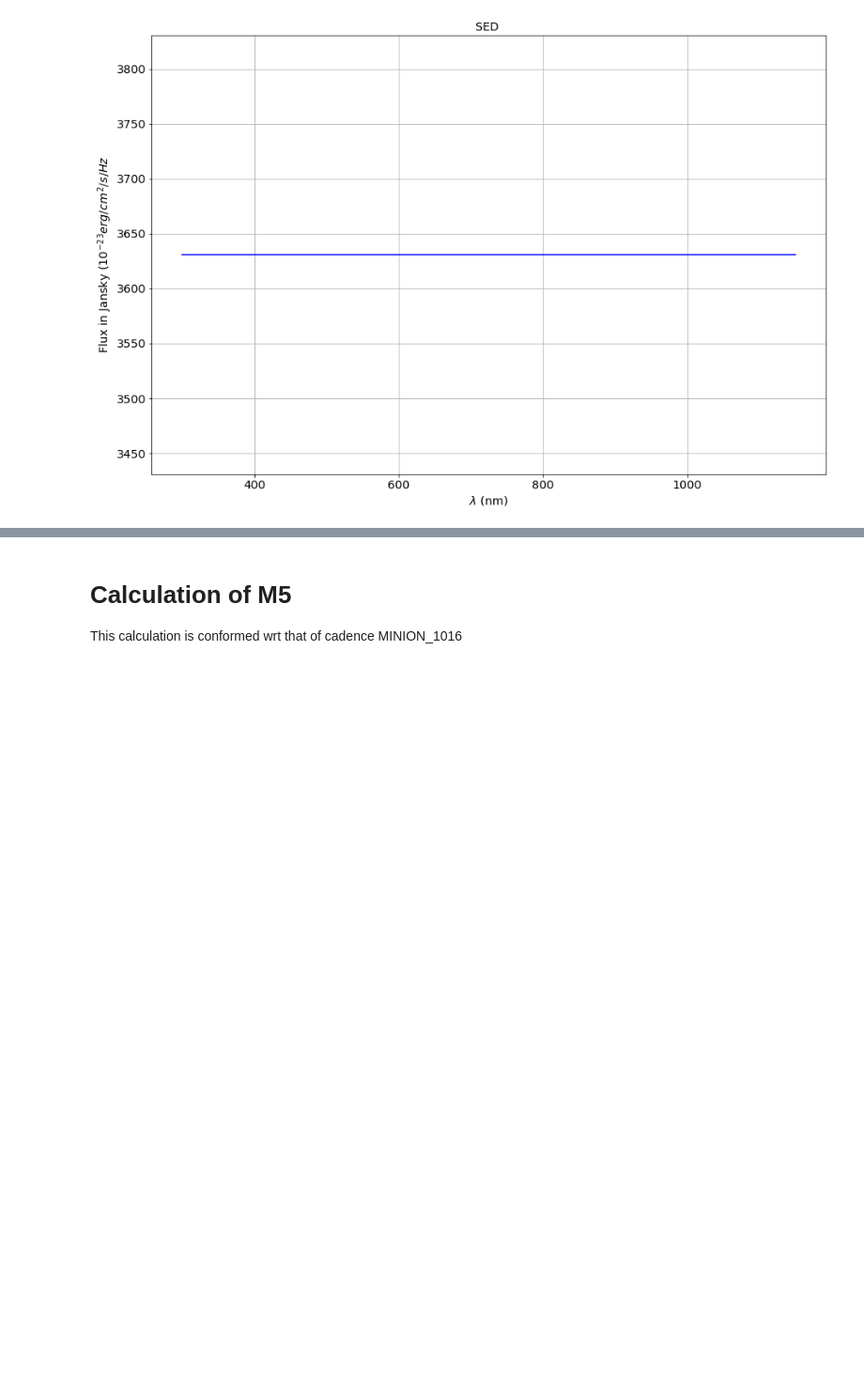
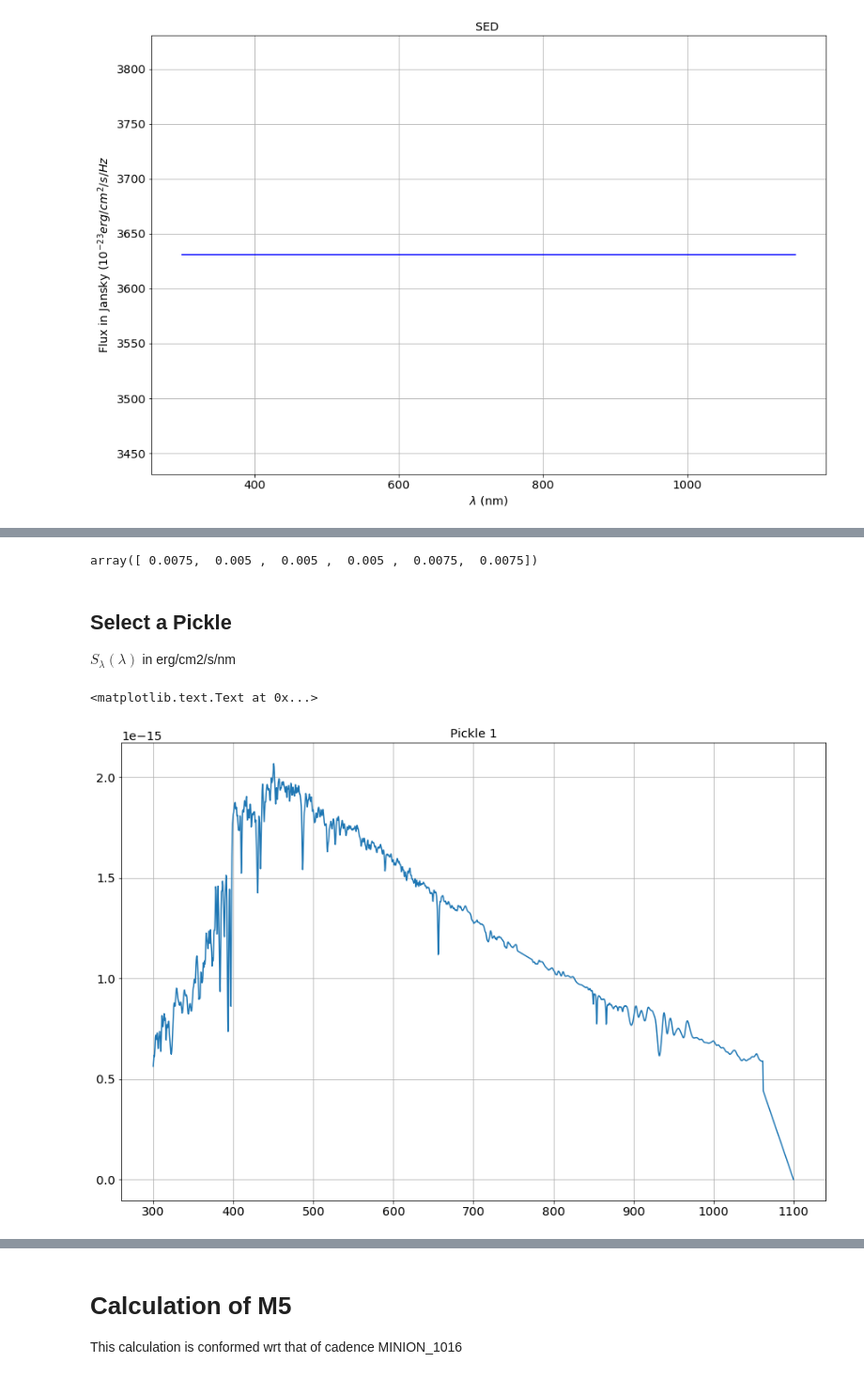
Before and after one commit to LSSTDESC/OpenAtmMiniDataChallenge, a Jupyter notebook: TestMyTelescope.ipynb, the cells around one changed output, grey strips where cells are left out. Shown at 94% size. Saved outputs shown, nothing was run; the diff lists cells and outputs as text; code cells hidden in the pictures; blank space fills up the shorter version.

```diff
--- a/TestMyTelescope.ipynb
+++ b/TestMyTelescope.ipynb
@@ -88,6 +88,8 @@ sidx_val=theheader['IDX_VAL']
 sidx_sed=theheader['IDX_SED']
 sidx_data=theheader['IDX_DATA']
 sidx_spec=theheader['IDX_SPEC']
+# %%
+sed_data=sed_hdu[0].data
 # %% [markdown]
 # Definition of Cadence file summary
 # %%
@@ -229,0 +275,22 @@ NameError: name 'dsfsdsdqfqds' is not defined
+# %%
+tel.CalcMyABMagnitudesErrors()
+# %% [output]
+array([ 0.0075,  0.005 ,  0.005 ,  0.005 ,  0.0075,  0.0075])
+# %% [markdown]
+## Select a Pickle
+
+$S_\lambda(\lambda)$ in erg/cm2/s/nm
+# %%
+idx=1
+# %%
+picklename='Pickle {}'.format(idx)
+# %%
+wl=sed_data[0,sidx_spec:]/10.
+flux=sed_data[idx+1,sidx_spec:]*10.
+# %%
+plt.plot(wl,flux)
+plt.grid(True)
+plt.title(picklename)
+# %% [output]
+<matplotlib.text.Text at 0x...>
+[figure, added]
```
Also changed, not shown: parts of 38 cells of this notebook, 1 other file.
